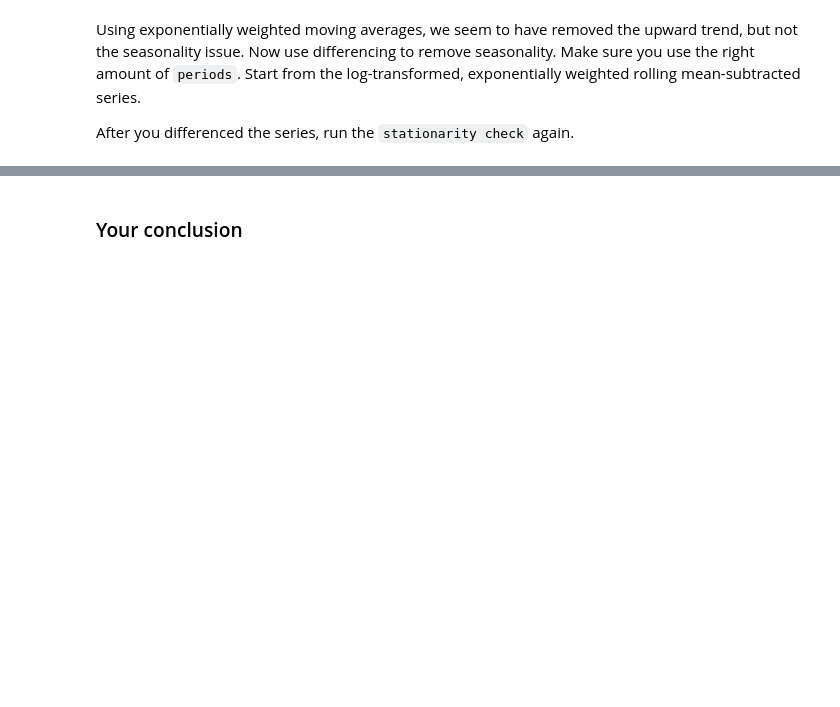
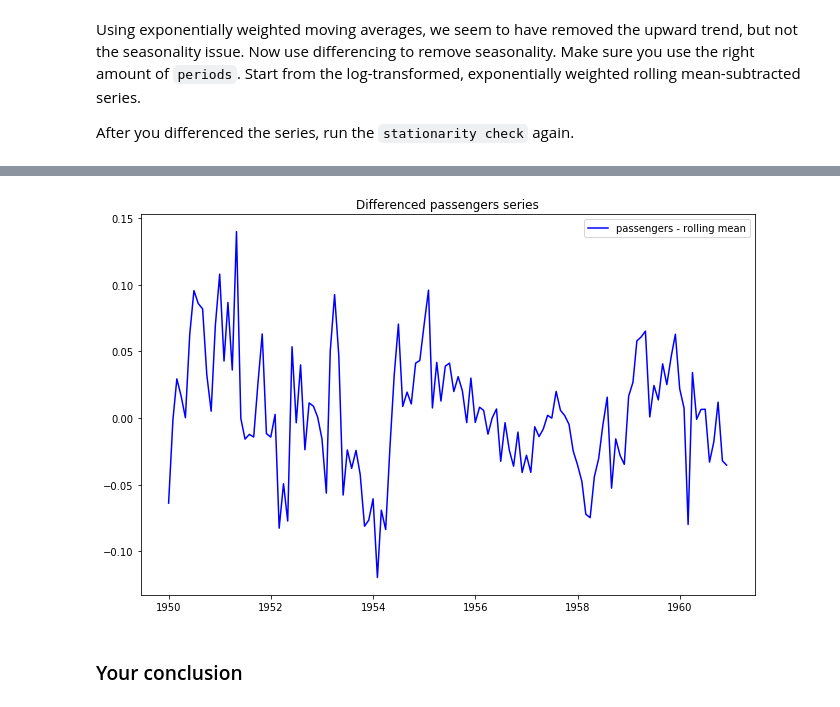
Before and after one commit to nkacoroski/dsc-3-25-08-removing-trends-lab-seattle-ds-career-040119, a Jupyter notebook: index.ipynb, the cells around one changed output, grey strips where cells are left out. Saved outputs shown, nothing was run; the diff lists cells and outputs as text; code cells hidden in the pictures; blank space fills up the shorter version.

```diff
--- a/index.ipynb
+++ b/index.ipynb
@@ -205,6 +205,6 @@ Using exponentially weighted moving averages, we seem to have removed the upward
 After you differenced the series, run the `stationarity check` again.
 # %%
 # difference your data and look at the head
-data_diff = differenceed(periods=12)
+data_diff = difference.diff(periods=12)
 data_diff.head()
 # %% [output]
@@ -214,3 +218,12 @@ TypeError: 'DataFrame' object is not callable
+# %%
+# plot your differenced time series
+fig = plt.figure(figsize=(11,7))
+plt.plot(data_diff, color='blue',label='passengers - rolling mean')
+plt.legend(loc='best')
+plt.title('Differenced passengers series')
+plt.show(block=False)
+# %% [output]
+[figure, added]
 # %%
 # drop nas
 # %%
```
Also changed, not shown: parts of 2 cells of this notebook.
